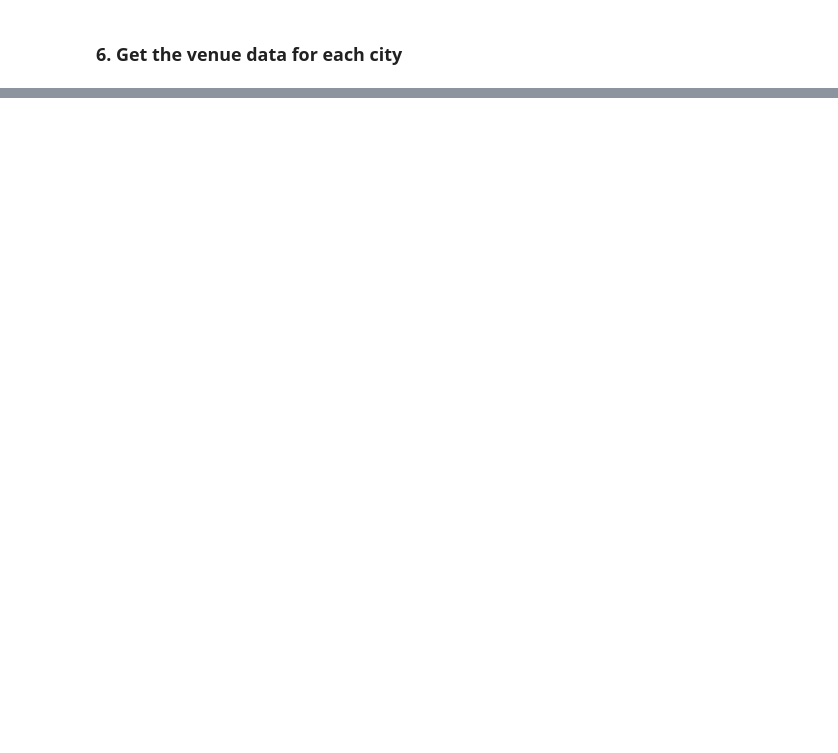
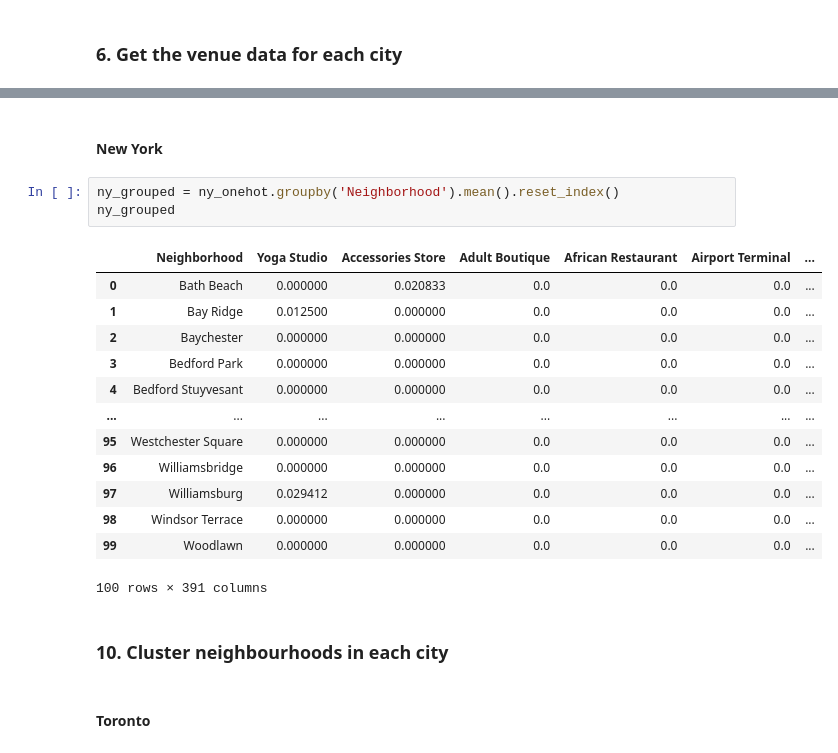
Before and after one commit to mjauza/Coursera_Capstone, a Jupyter notebook: Comparison of SF, NY and TO.ipynb, the cells around one changed output, grey strips where cells are left out. Saved outputs shown, nothing was run; the diff lists cells and outputs as text; blank space fills up the shorter version.

```diff
--- a/Comparison of SF, NY and TO.ipynb
+++ b/Comparison of SF, NY and TO.ipynb
@@ -280,0 +567,23 @@ map_sf
+# %% [markdown]
+#### New York
+# %%
+ny_grouped = ny_onehot.groupby('Neighborhood').mean().reset_index()
+ny_grouped
+# %% [output]
+|  | Neighborhood | Yoga Studio | Accessories Store | Adult Boutique | African Restaurant | Airport Terminal | ... |
+| 0 | Bath Beach | 0.000000 | 0.020833 | 0.0 | 0.0 | 0.0 | ... |
+| 1 | Bay Ridge | 0.012500 | 0.000000 | 0.0 | 0.0 | 0.0 | ... |
+| 2 | Baychester | 0.000000 | 0.000000 | 0.0 | 0.0 | 0.0 | ... |
+| 3 | Bedford Park | 0.000000 | 0.000000 | 0.0 | 0.0 | 0.0 | ... |
+| 4 | Bedford Stuyvesant | 0.000000 | 0.000000 | 0.0 | 0.0 | 0.0 | ... |
+| ... | ... | ... | ... | ... | ... | ... | ... |
+| 95 | Westchester Square | 0.000000 | 0.000000 | 0.0 | 0.0 | 0.0 | ... |
+| 96 | Williamsbridge | 0.000000 | 0.000000 | 0.0 | 0.0 | 0.0 | ... |
+| 97 | Williamsburg | 0.029412 | 0.000000 | 0.0 | 0.0 | 0.0 | ... |
+| 98 | Windsor Terrace | 0.000000 | 0.000000 | 0.0 | 0.0 | 0.0 | ... |
+| 99 | Woodlawn | 0.000000 | 0.000000 | 0.0 | 0.0 | 0.0 | ... |
+100 rows × 391 columns
+# %% [markdown]
+### 10. Cluster neighbourhoods in each city
+# %% [markdown]
+#### Toronto
```
Also changed, not shown: parts of 72 cells of this notebook, 8 other files.
